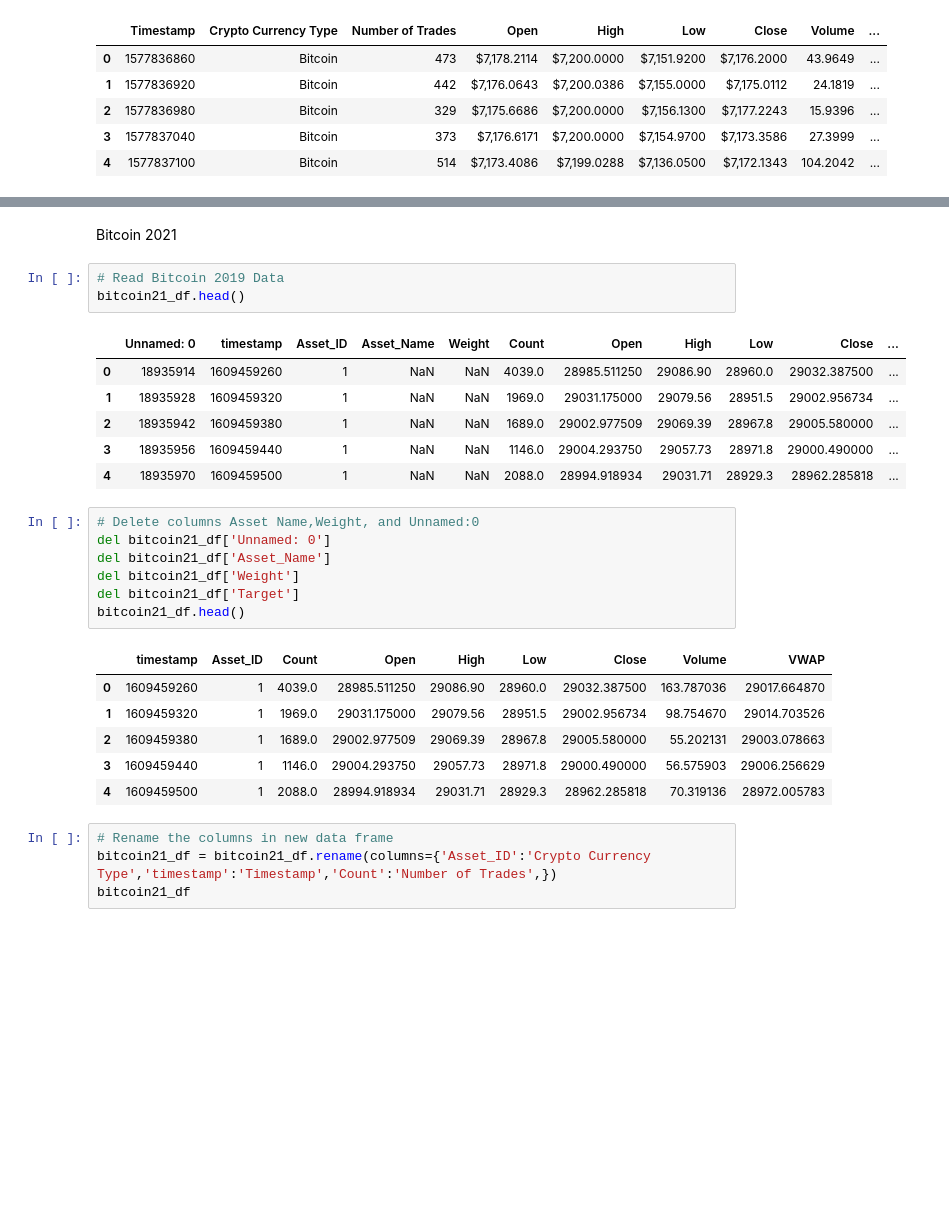
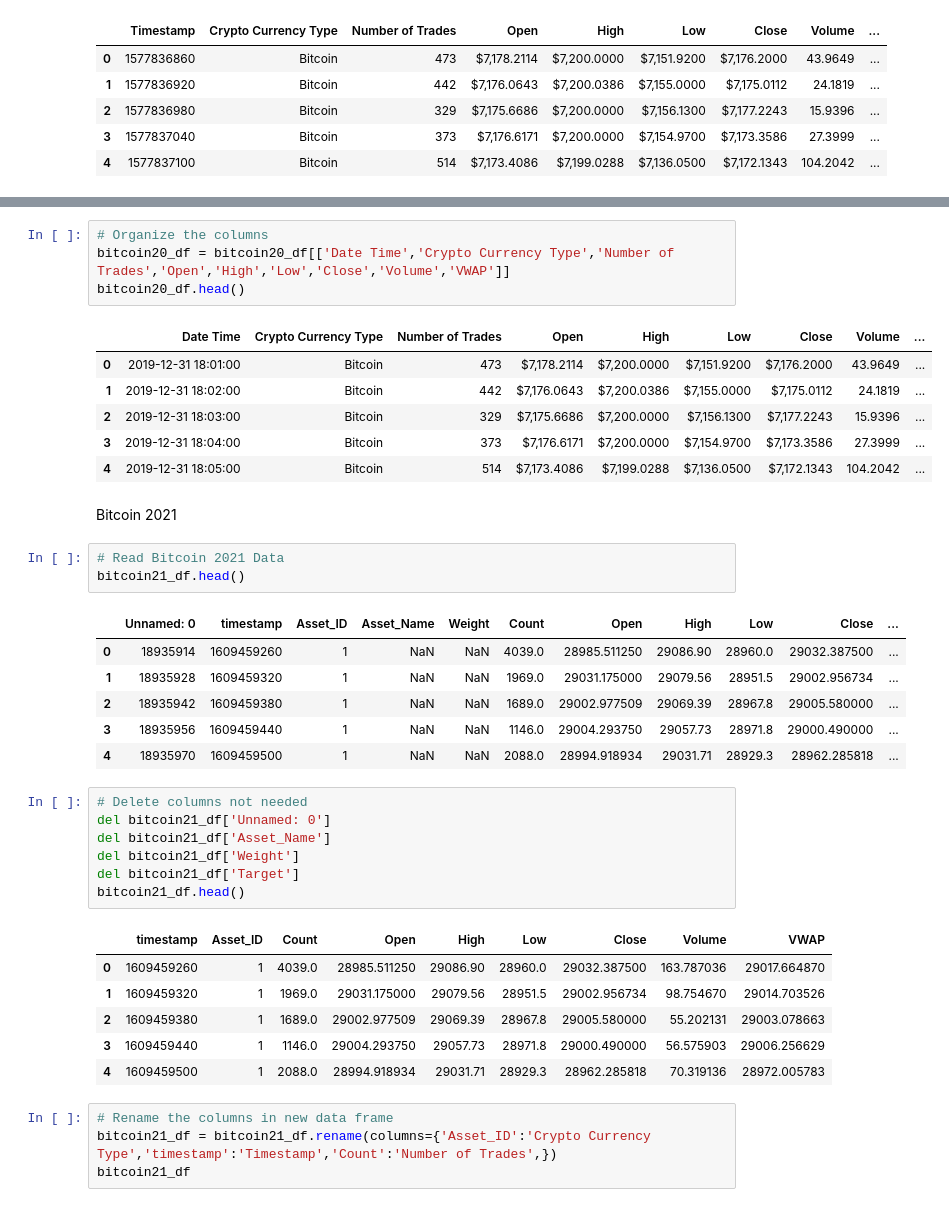
Before and after one commit to Loudju/Project2_Crypto_db, a Jupyter notebook: Bitcoin_Data.ipynb, the cells around one changed output, grey strips where cells are left out. Saved outputs shown, nothing was run; the diff lists cells and outputs as text; blank space fills up the shorter version.

```diff
--- a/Bitcoin_Data.ipynb
+++ b/Bitcoin_Data.ipynb
@@ -204,7 +237,18 @@ bitcoin20_df.head()
+# %%
+# Organize the columns
+bitcoin20_df = bitcoin20_df[['Date Time','Crypto Currency Type','Number of Trades','Open','High','Low','Close','Volume','VWAP']]
+bitcoin20_df.head()
+# %% [output]
+|  | Date Time | Crypto Currency Type | Number of Trades | Open | High | Low | Close | Volume | ... |
+| 0 | 2019-12-31 18:01:00 | Bitcoin | 473 | $7,178.2114 | $7,200.0000 | $7,151.9200 | $7,176.2000 | 43.9649 | ... |
+| 1 | 2019-12-31 18:02:00 | Bitcoin | 442 | $7,176.0643 | $7,200.0386 | $7,155.0000 | $7,175.0112 | 24.1819 | ... |
+| 2 | 2019-12-31 18:03:00 | Bitcoin | 329 | $7,175.6686 | $7,200.0000 | $7,156.1300 | $7,177.2243 | 15.9396 | ... |
+| 3 | 2019-12-31 18:04:00 | Bitcoin | 373 | $7,176.6171 | $7,200.0000 | $7,154.9700 | $7,173.3586 | 27.3999 | ... |
+| 4 | 2019-12-31 18:05:00 | Bitcoin | 514 | $7,173.4086 | $7,199.0288 | $7,136.0500 | $7,172.1343 | 104.2042 | ... |
 # %% [markdown]
 Bitcoin 2021
 # %%
-# Read Bitcoin 2019 Data
+# Read Bitcoin 2021 Data
 bitcoin21_df.head()
 # %% [output]
 |  | Unnamed: 0 | timestamp | Asset_ID | Asset_Name | Weight | Count | Open | High | Low | Close | ... |
@@ -214,7 +258,7 @@ bitcoin21_df.head()
 | 3 | 18935956 | 1609459440 | 1 | NaN | NaN | 1146.0 | 29004.293750 | 29057.73 | 28971.8 | 29000.490000 | ... |
 | 4 | 18935970 | 1609459500 | 1 | NaN | NaN | 2088.0 | 28994.918934 | 29031.71 | 28929.3 | 28962.285818 | ... |
 # %%
-# Delete columns Asset Name,Weight, and Unnamed:0
+# Delete columns not needed
 del bitcoin21_df['Unnamed: 0']
 del bitcoin21_df['Asset_Name']
 del bitcoin21_df['Weight']
```
Also changed, not shown: parts of 9 cells of this notebook.
